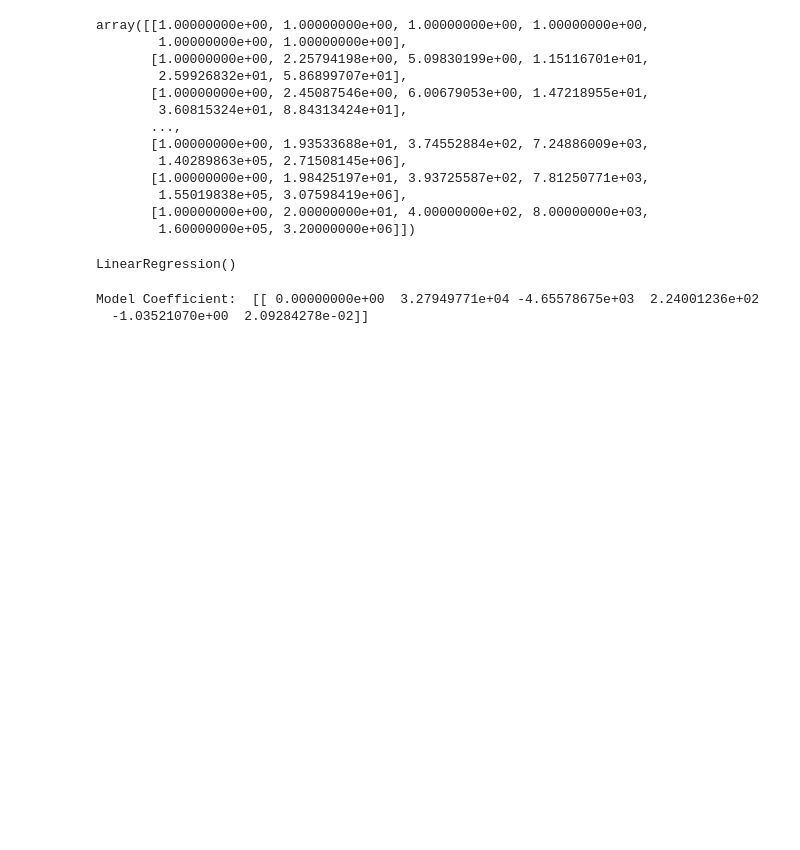
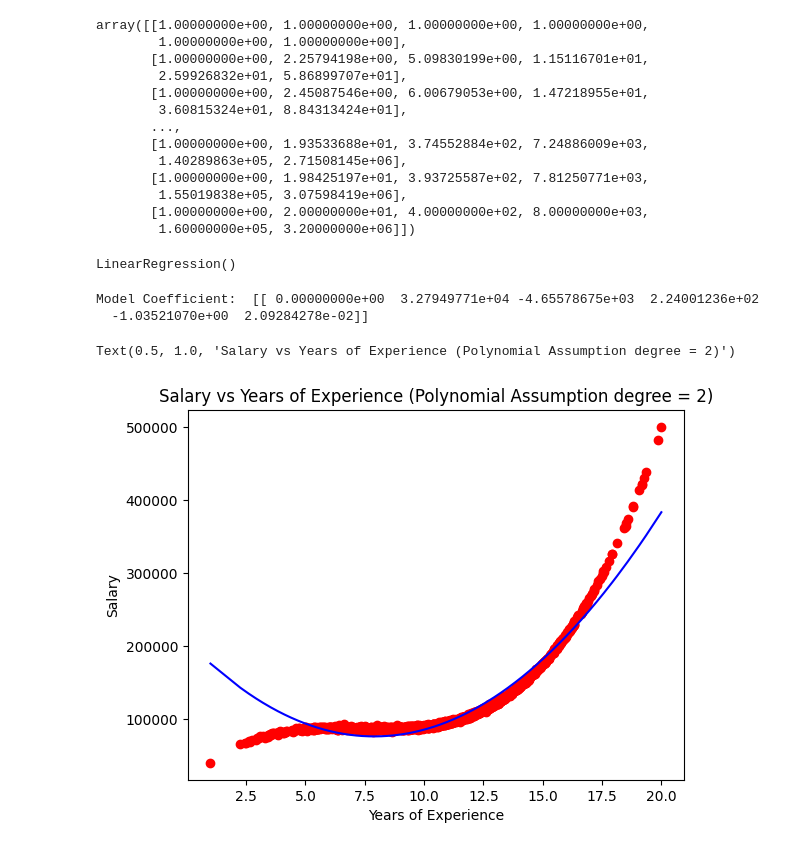
Before and after one commit to mk346/MachineLearning, a Jupyter notebook: PolynomialRegression/polynomialregression.ipynb, the cells around one changed output. Saved outputs shown, nothing was run; the diff lists cells and outputs as text; code cells hidden in the pictures; blank space fills up the shorter version.

```diff
--- a/PolynomialRegression/polynomialregression.ipynb
+++ b/PolynomialRegression/polynomialregression.ipynb
@@ -133,6 +133,6 @@ poly_regressor = PolynomialFeatures(degree = 5)
 # %%
-X_columns = poly_regressor.fit_transform(X_train)
-X_columns # note columns increases
+X2_columns = poly_regressor2.fit_transform(X_train)
+X2_columns # note columns increases
 # %% [output]
 array([[1.00000000e+00, 1.00000000e+00, 1.00000000e+00, 1.00000000e+00,
         1.00000000e+00, 1.00000000e+00],
@@ -147,8 +147,9 @@ array([[1.00000000e+00, 1.00000000e+00, 1.00000000e+00, 1.00000000e+00,
         1.55019838e+05, 3.07598419e+06],
        [1.00000000e+00, 2.00000000e+01, 4.00000000e+02, 8.00000000e+03,
         1.60000000e+05, 3.20000000e+06]])
-# %%
-regressor.fit(X_columns, y_train)
-# %% [output]
-LinearRegression()
+# %%
+regressor2 = LinearRegression()
+regressor2.fit(X2_columns, y_train)
+# %% [output]
+LinearRegression()
 # %%
@@ -156,3 +157,16 @@ print('Model Coefficient: ', regressor.coef_) # increases coeff
 # %% [output]
 Model Coefficient:  [[ 0.00000000e+00  3.27949771e+04 -4.65578675e+03  2.24001236e+02
   -1.03521070e+00  2.09284278e-02]]
+# %%
+# predict y values
+y_predict = regressor.predict(poly_regressor.fit_transform(X_train))
+# %%
+# visualizing results
+plt.scatter(X_train, y_train, color = 'red')
+plt.plot(X_train, y_predict, color = 'blue')
+plt.xlabel('Years of Experience')
+plt.ylabel('Salary')
+plt.title('Salary vs Years of Experience (Polynomial Assumption degree = 2)')
+# %% [output]
+Text(0.5, 1.0, 'Salary vs Years of Experience (Polynomial Assumption degree = 2)')
+[figure, added]
```
Also changed, not shown: parts of 4 cells of this notebook.
